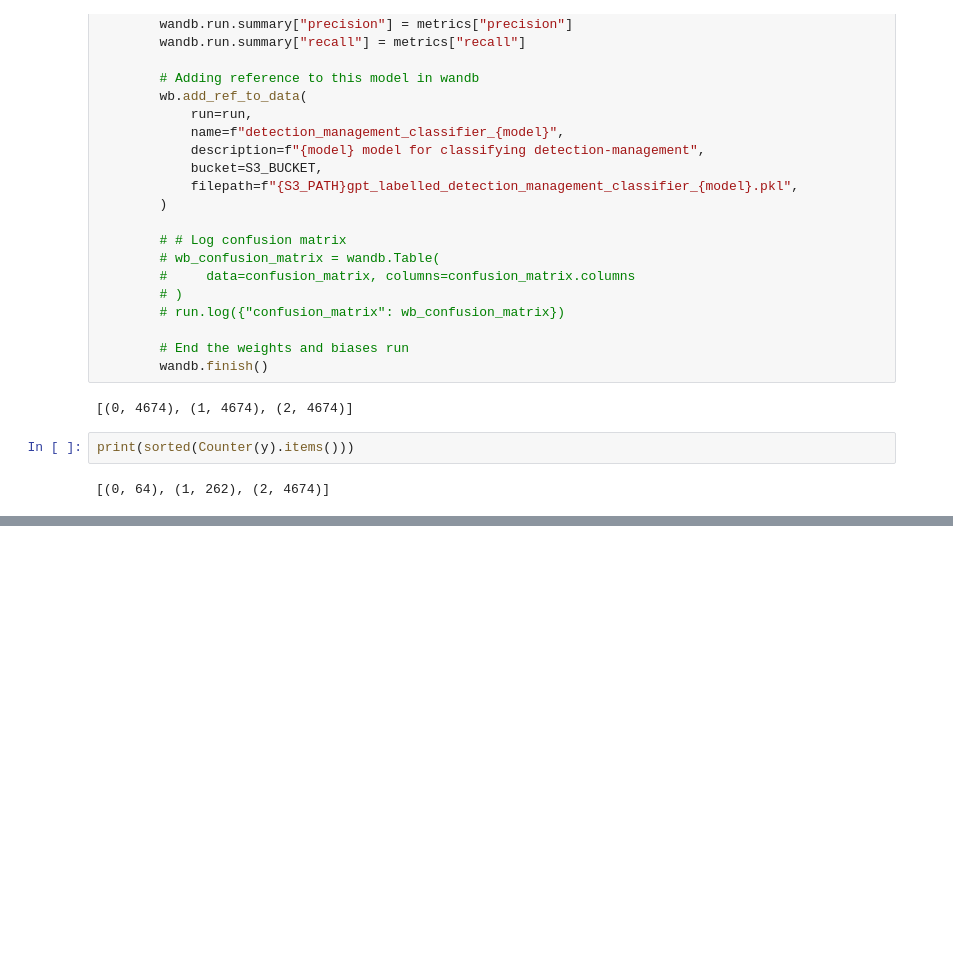
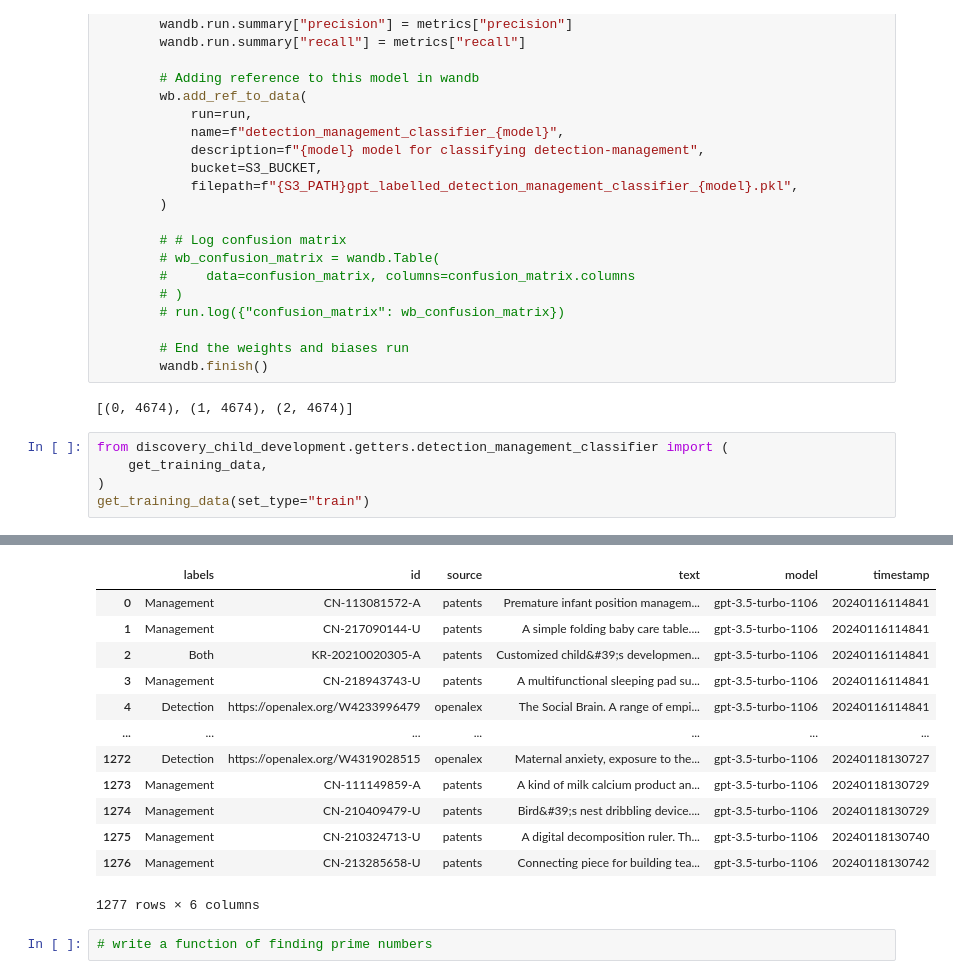
Before and after one commit to nestauk/discovery_child_development, a Jupyter notebook: discovery_child_development/pipeline/models/detection_management_classifier/testing.ipynb, the cells around one changed output, grey strips where cells are left out. Drawn from its saved outputs; the diff is of its cells as text; blank space fills up the shorter version.

```diff
--- a/discovery_child_development/pipeline/models/detection_management_classifier/testing.ipynb
+++ b/discovery_child_development/pipeline/models/detection_management_classifier/testing.ipynb
@@ -415,7 +415,9 @@ for model in ["log_regression", "log_regression_balanced", "knn", "random_forest
 # %%
 # %% [output]
 [(0, 4674), (1, 4674), (2, 4674)]
-# %%
-print(sorted(Counter(y).items()))
-# %% [output]
-[(0, 64), (1, 262), (2, 4674)]
+# %%
+from discovery_child_development.getters.detection_management_classifier import (
+    get_training_data,
+)
+get_training_data(set_type="train")
+# %% [output]
@@ -421,0 +425,15 @@ print(sorted(Counter(y).items()))
+|  | labels | id | source | text | model | timestamp |
+| 0 | Management | CN-113081572-A | patents | Premature infant position managem... | gpt-3.5-turbo-1106 | 20240116114841 |
+| 1 | Management | CN-217090144-U | patents | A simple folding baby care table.... | gpt-3.5-turbo-1106 | 20240116114841 |
+| 2 | Both | KR-20210020305-A | patents | Customized child&#39;s developmen... | gpt-3.5-turbo-1106 | 20240116114841 |
+| 3 | Management | CN-218943743-U | patents | A multifunctional sleeping pad su... | gpt-3.5-turbo-1106 | 20240116114841 |
+| 4 | Detection | https://openalex.org/W4233996479 | openalex | The Social Brain. A range of empi... | gpt-3.5-turbo-1106 | 20240116114841 |
+| ... | ... | ... | ... | ... | ... | ... |
+| 1272 | Detection | https://openalex.org/W4319028515 | openalex | Maternal anxiety, exposure to the... | gpt-3.5-turbo-1106 | 20240118130727 |
+| 1273 | Management | CN-111149859-A | patents | A kind of milk calcium product an... | gpt-3.5-turbo-1106 | 20240118130729 |
+| 1274 | Management | CN-210409479-U | patents | Bird&#39;s nest dribbling device.... | gpt-3.5-turbo-1106 | 20240118130729 |
+| 1275 | Management | CN-210324713-U | patents | A digital decomposition ruler. Th... | gpt-3.5-turbo-1106 | 20240118130740 |
+| 1276 | Management | CN-213285658-U | patents | Connecting piece for building tea... | gpt-3.5-turbo-1106 | 20240118130742 |
+1277 rows × 6 columns
+# %%
+# write a function of finding prime numbers
```
Also changed, not shown: parts of 1 cell of this notebook, 1 other file.
